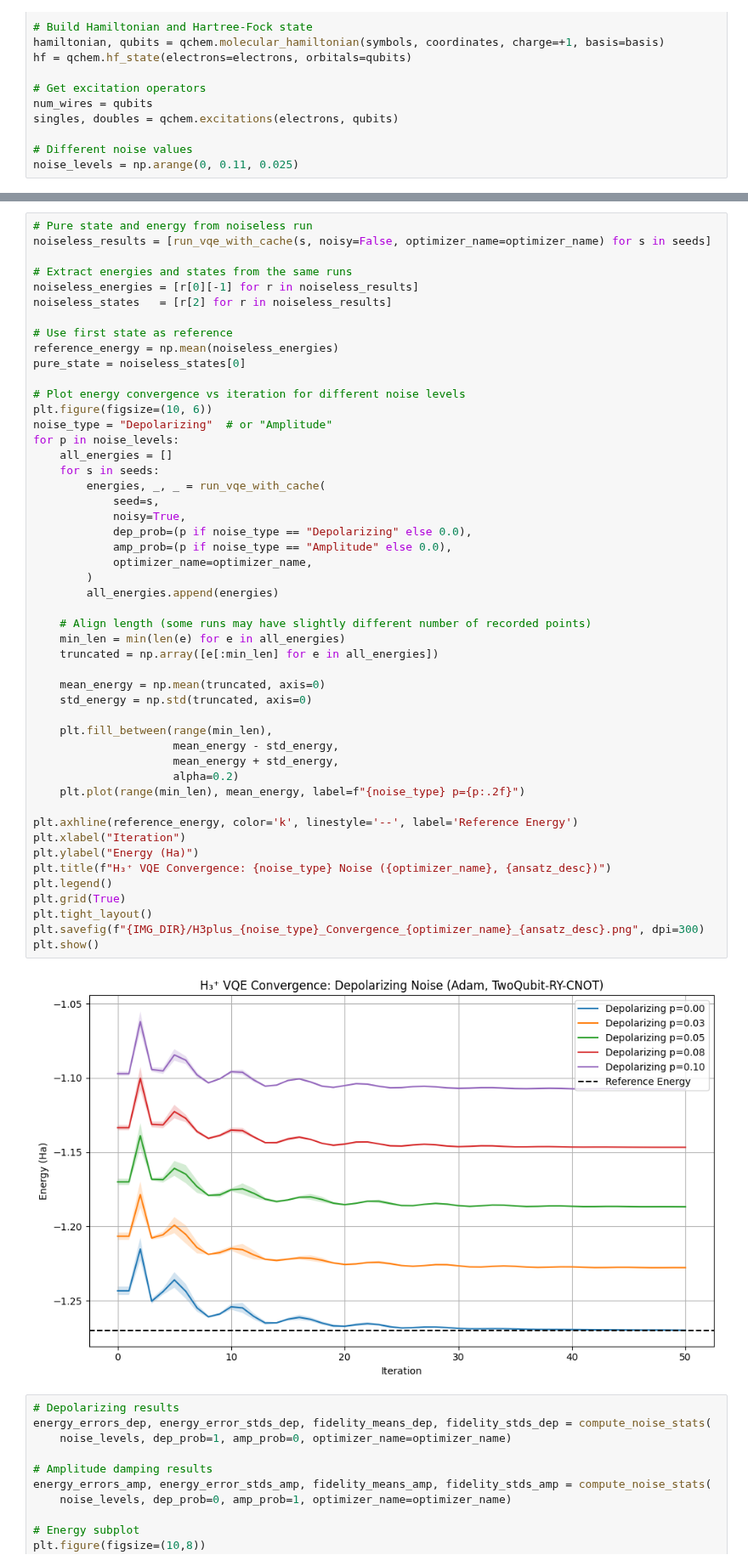
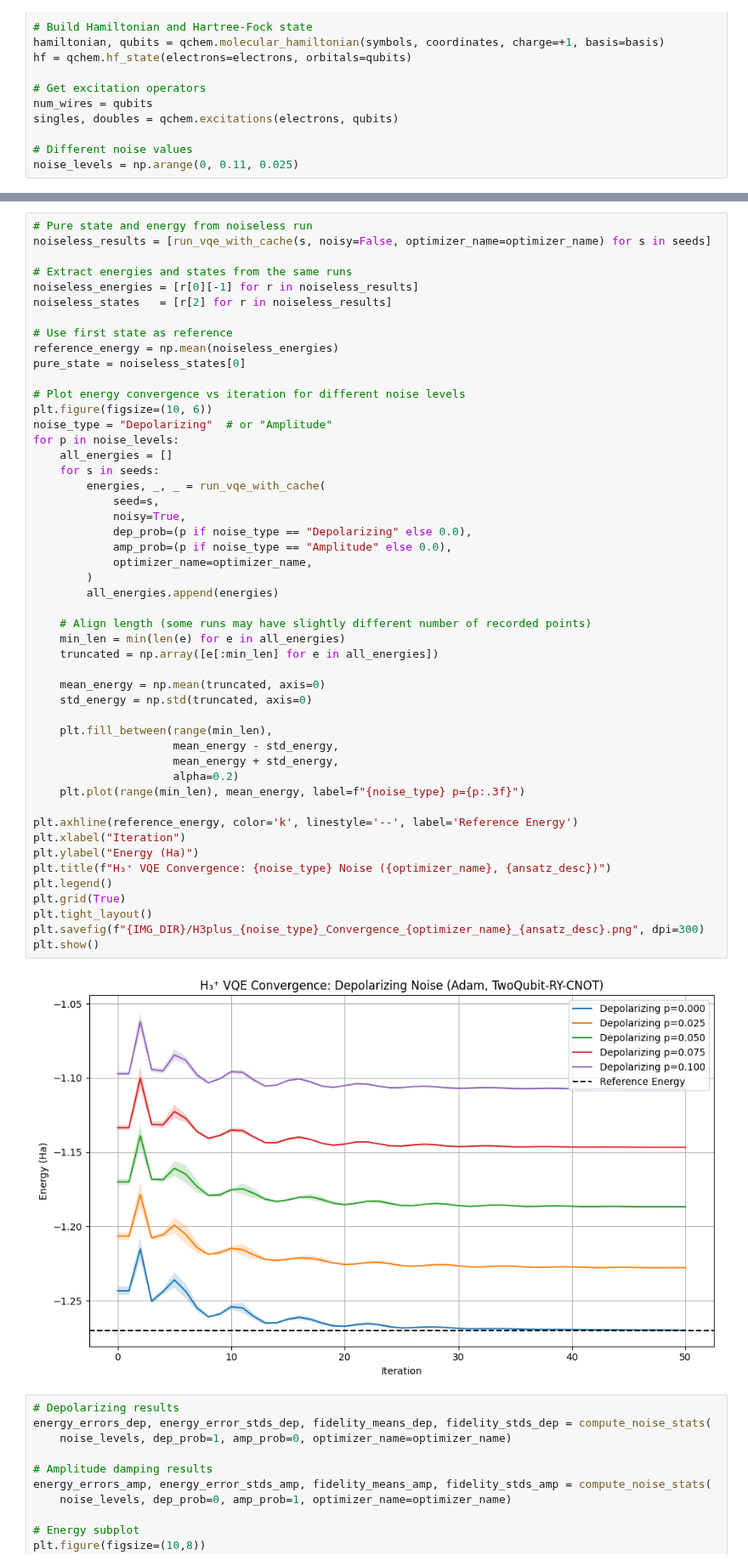
Before and after one commit to SidRichardsQuantum/Variational_Quantum_Eigensolver, a Jupyter notebook: notebooks/H3plus/H3plus_Noisy_vs_Noiseless.ipynb, the cells around one changed output, grey strips where cells are left out. Shown at 85% size. Cells and saved outputs as stored; diff of their text form.

```diff
--- a/notebooks/H3plus/H3plus_Noisy_vs_Noiseless.ipynb
+++ b/notebooks/H3plus/H3plus_Noisy_vs_Noiseless.ipynb
@@ -193,35 +193,35 @@ for p in noise_levels:
             seed=s,
             noisy=True,
             dep_prob=(p if noise_type == "Depolarizing" else 0.0),
             amp_prob=(p if noise_type == "Amplitude" else 0.0),
             optimizer_name=optimizer_name,
         )
         all_energies.append(energies)
 
     # Align length (some runs may have slightly different number of recorded points)
     min_len = min(len(e) for e in all_energies)
     truncated = np.array([e[:min_len] for e in all_energies])
 
     mean_energy = np.mean(truncated, axis=0)
     std_energy = np.std(truncated, axis=0)
 
     plt.fill_between(range(min_len),
                      mean_energy - std_energy,
                      mean_energy + std_energy,
                      alpha=0.2)
-    plt.plot(range(min_len), mean_energy, label=f"{noise_type} p={p:.2f}")
+    plt.plot(range(min_len), mean_energy, label=f"{noise_type} p={p:.3f}")
 
 plt.axhline(reference_energy, color='k', linestyle='--', label='Reference Energy')
 plt.xlabel("Iteration")
 plt.ylabel("Energy (Ha)")
 plt.title(f"H₃⁺ VQE Convergence: {noise_type} Noise ({optimizer_name}, {ansatz_desc})")
 plt.legend()
 plt.grid(True)
 plt.tight_layout()
 plt.savefig(f"{IMG_DIR}/H3plus_{noise_type}_Convergence_{optimizer_name}_{ansatz_desc}.png", dpi=300)
 plt.show()
 # %% [output]
-[figure, old version]
+[figure, new version]
 # %%
 # Depolarizing results
 energy_errors_dep, energy_error_stds_dep, fidelity_means_dep, fidelity_stds_dep = compute_noise_stats(
```
Also changed, not shown: parts of 1 cell of this notebook, 24 other files.
